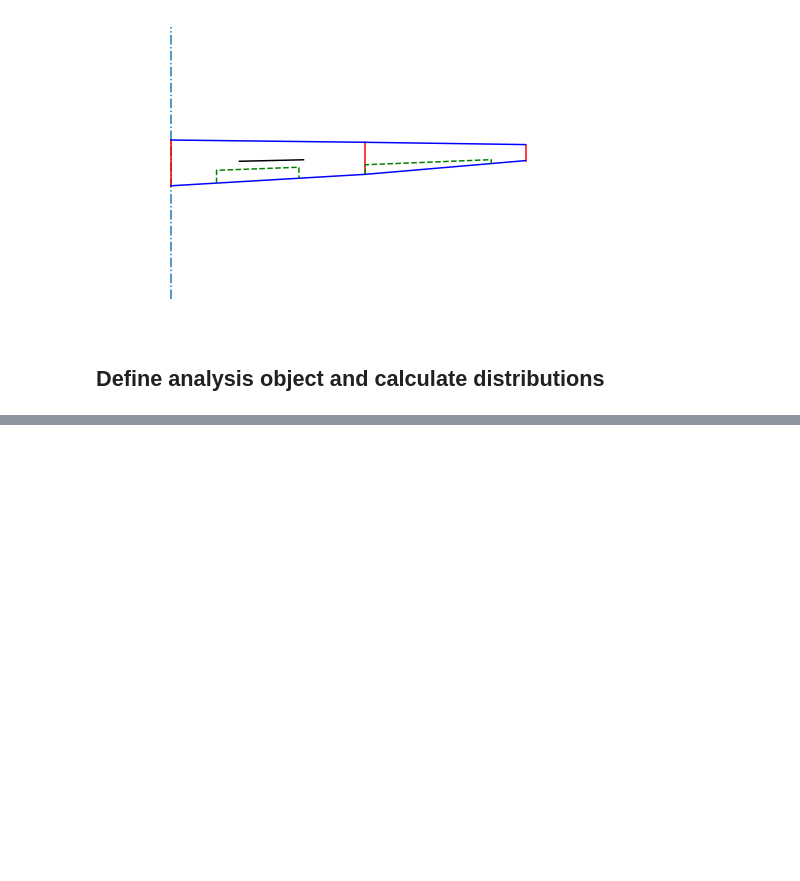
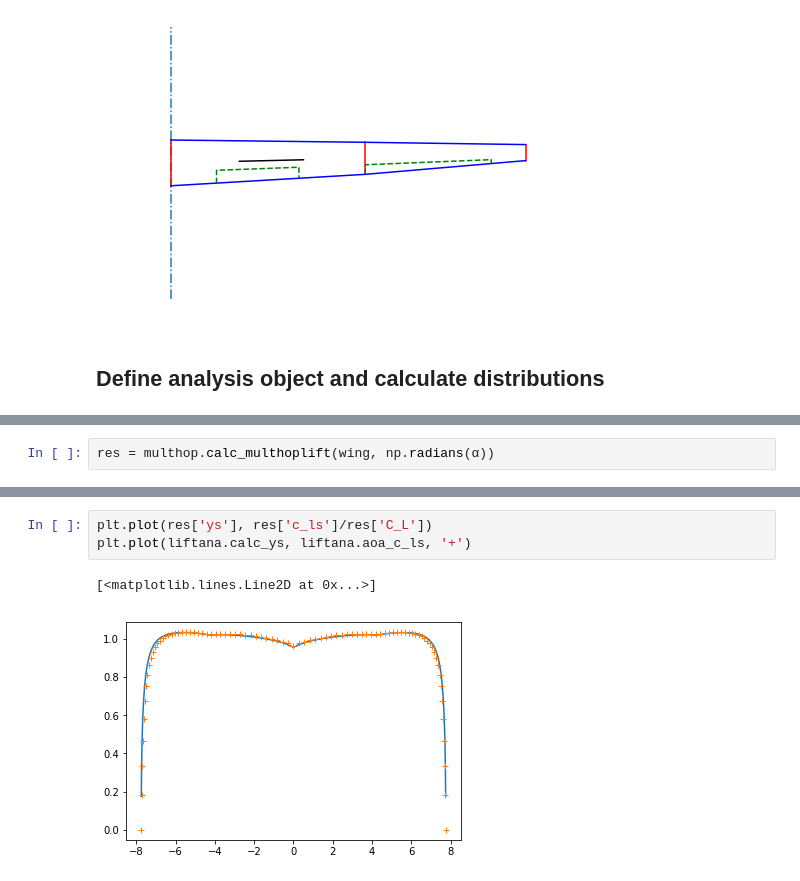
Before and after one commit to akafliegdarmstadt/wingstructure, a Jupyter notebook: examples/Analysis_Example.ipynb, the cells around one changed output, grey strips where cells are left out. Saved outputs shown, nothing was run; the diff lists cells and outputs as text; blank space fills up the shorter version.

```diff
--- a/examples/Analysis_Example.ipynb
+++ b/examples/Analysis_Example.ipynb
@@ -58,0 +76,2 @@ plt.savefig('Liftdistribution.pdf')
+# %%
+res = multhop.calc_multhoplift(wing, np.radians(α))
@@ -58,0 +94,6 @@ plt.savefig('Liftdistribution.pdf')
+# %%
+plt.plot(res['ys'], res['c_ls']/res['C_L'])
+plt.plot(liftana.calc_ys, liftana.aoa_c_ls, '+')
+# %% [output]
+[<matplotlib.lines.Line2D at 0x...>]
+[figure, added]
```
Also changed, not shown: parts of 5 cells of this notebook, 6 other files.
